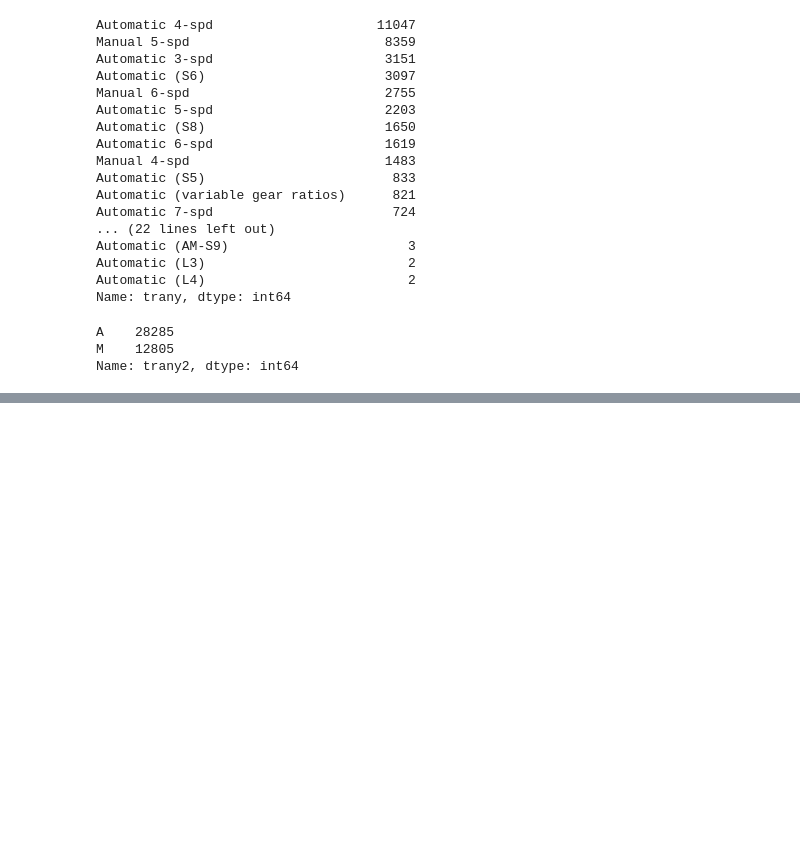
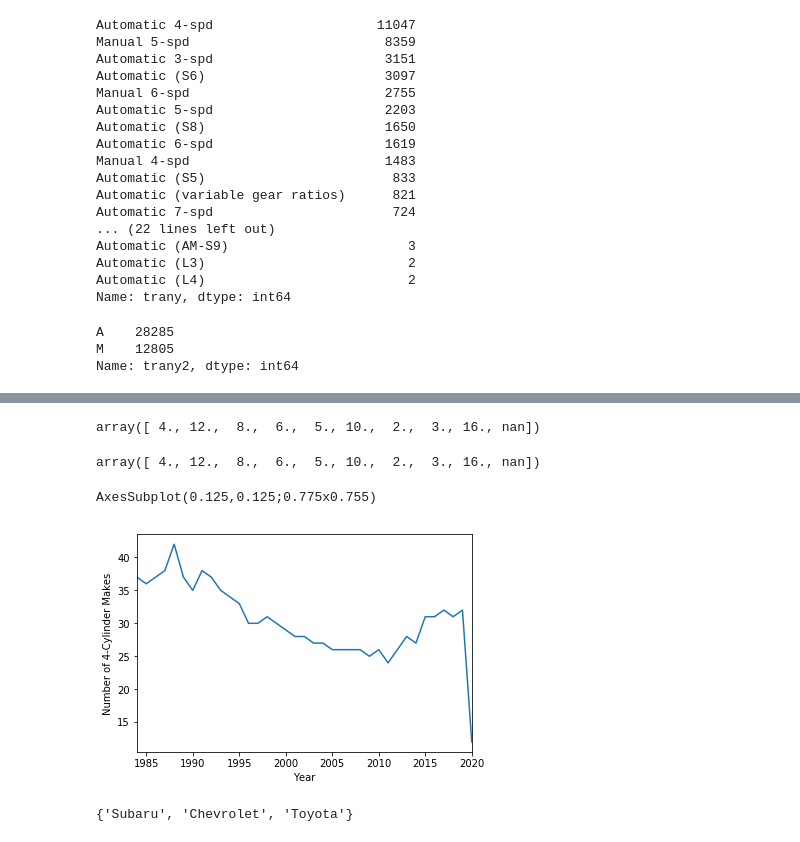
Before and after one commit to m4ni5h/SelfProjects, a Jupyter notebook: AutomobileProject/Automobile Analysis.ipynb, the cells around one changed output, grey strips where cells are left out. Saved outputs shown, nothing was run; the diff lists cells and outputs as text; code cells hidden in the pictures; blank space fills up the shorter version.

```diff
--- a/AutomobileProject/Automobile Analysis.ipynb
+++ b/AutomobileProject/Automobile Analysis.ipynb
@@ -112,0 +221,11 @@ Name: trany2, dtype: int64
+# %%
+pd.unique(vehicles_non_hybrid.cylinders)
+# %% [output]
+array([ 4., 12.,  8.,  6.,  5., 10.,  2.,  3., 16., nan])
+# %%
+vehicles_non_hybrid.cylinders = vehicles_non_hybrid.cylinders.astype('float')
+pd.unique(vehicles_non_hybrid.cylinders)
+# %% [output]
+array([ 4., 12.,  8.,  6.,  5., 10.,  2.,  3., 16., nan])
+# %%
+vehicles_non_hybrid_4 = vehicles_non_hybrid[(vehicles_non_hybrid.cylinders == 4.0)]
@@ -112,0 +235,20 @@ Name: trany2, dtype: int64
+# %%
+grouped_by_year_4_cylinder = vehicles_non_hybrid_4.groupby(['year']).make.nunique()
+fig = grouped_by_year_4_cylinder.plot()
+fig.set_xlabel('Year')
+fig.set_ylabel('Number of 4-Cylinder Makes')
+print (fig)
+# %% [output]
+AxesSubplot(0.125,0.125;0.775x0.755)
+[figure, added]
+# %%
+from functools import reduce
+
+grouped_by_year_4_cylinder = vehicles_non_hybrid_4.groupby(['year'])
+unique_makes = []
+for name, group in grouped_by_year_4_cylinder:
+    unique_makes.append(set(pd.unique(group['make'])))
+unique_makes = reduce(set.intersection, unique_makes)
+print (unique_makes)
+# %% [output]
+{'Subaru', 'Chevrolet', 'Toyota'}
```
Also changed, not shown: parts of 22 cells of this notebook.
